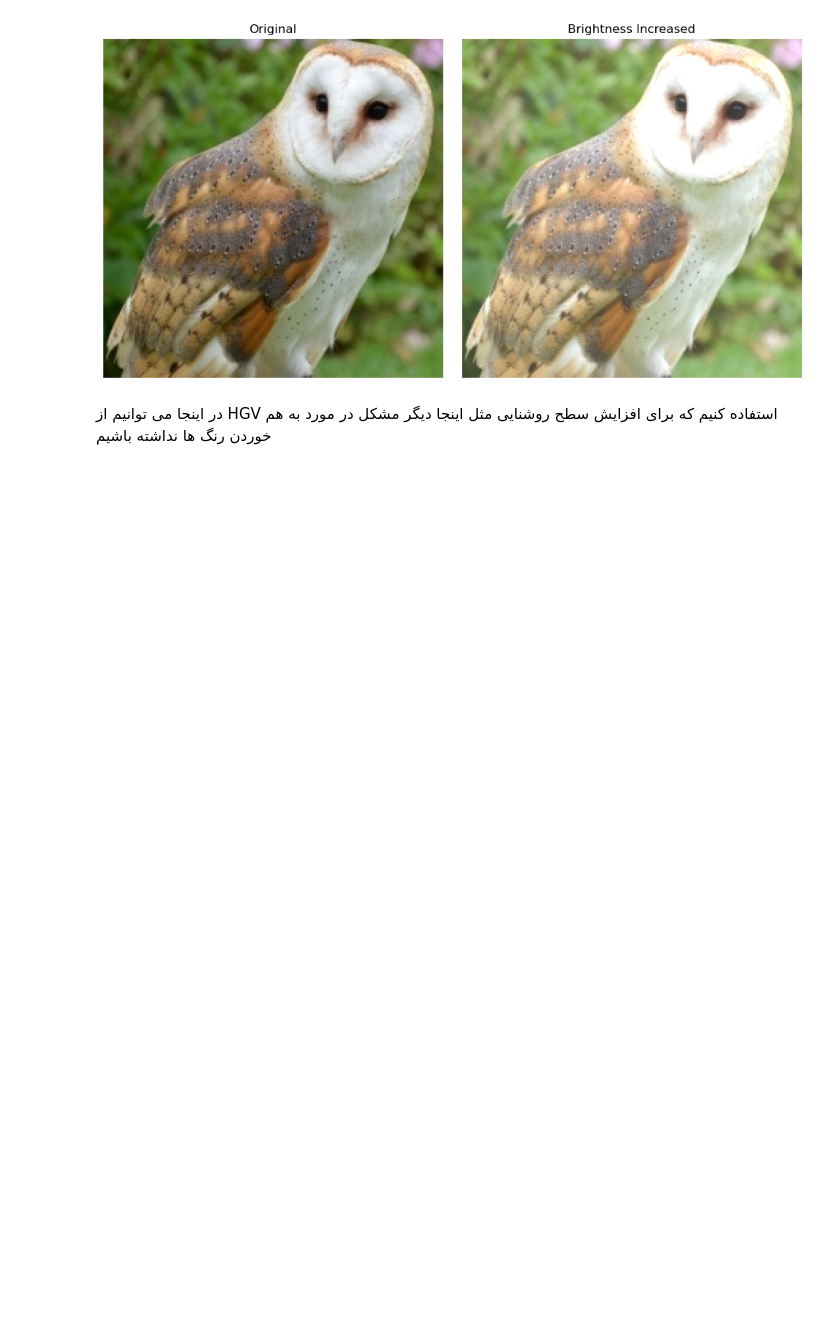
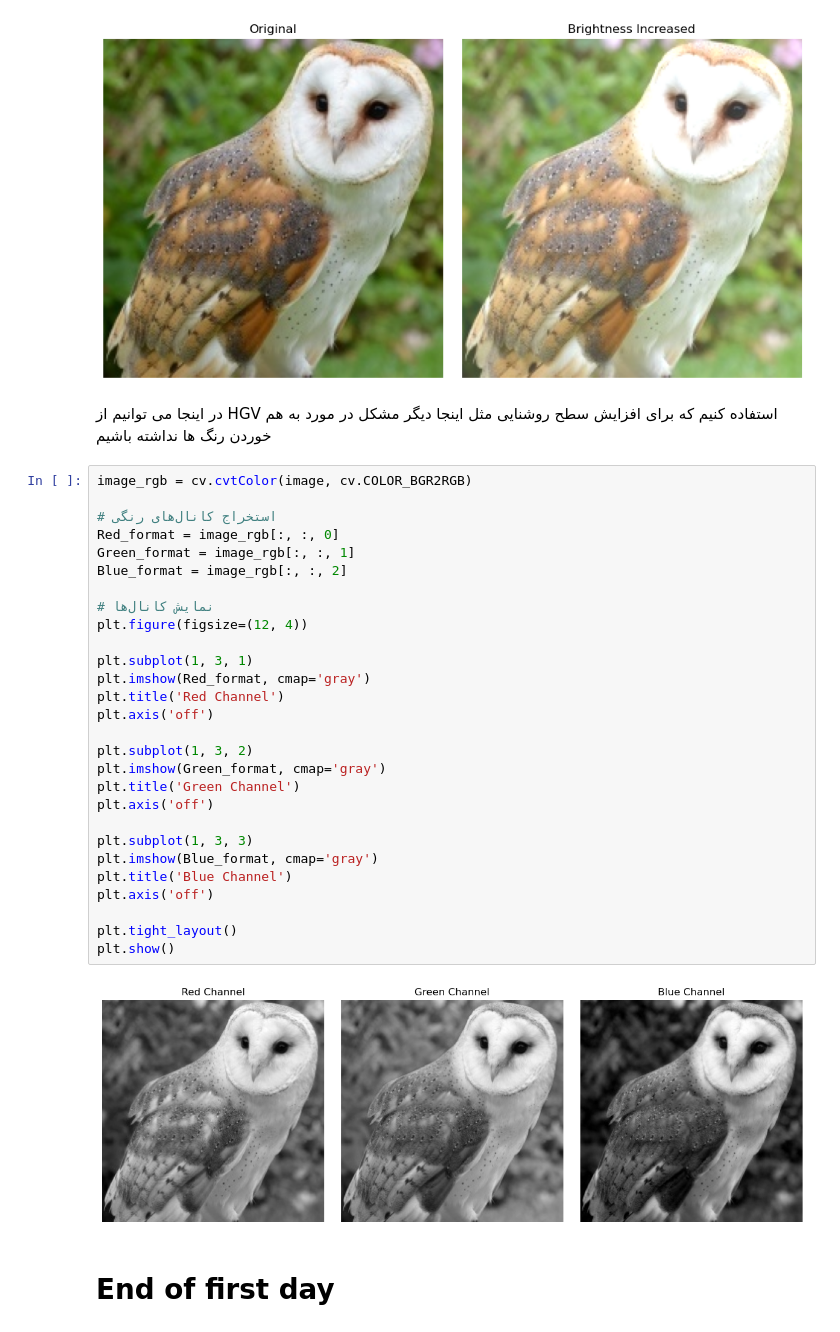
Before and after one commit to MH-2005/AI_Course, a Jupyter notebook: ClassWork/session1_first_day.ipynb, the cells around one changed output. Cells and saved outputs as stored; diff of their text form; blank space fills up the shorter version.

```diff
--- a/ClassWork/session1_first_day.ipynb
+++ b/ClassWork/session1_first_day.ipynb
@@ -121,3 +125,35 @@ plt.show()
 <p>
 در اینجا می توانیم از HGV استفاده کنیم که برای افزایش سطح روشنایی مثل اینجا دیگر مشکل در مورد به هم خوردن رنگ ها نداشته باشیم
 </p>
+# %%
+image_rgb = cv.cvtColor(image, cv.COLOR_BGR2RGB)
+
+# استخراج کانال‌های رنگی
+Red_format = image_rgb[:, :, 0]
+Green_format = image_rgb[:, :, 1]
+Blue_format = image_rgb[:, :, 2]
+
+# نمایش کانال‌ها
+plt.figure(figsize=(12, 4))
+
+plt.subplot(1, 3, 1)
+plt.imshow(Red_format, cmap='gray')
+plt.title('Red Channel')
+plt.axis('off')
+
+plt.subplot(1, 3, 2)
+plt.imshow(Green_format, cmap='gray')
+plt.title('Green Channel')
+plt.axis('off')
+
+plt.subplot(1, 3, 3)
+plt.imshow(Blue_format, cmap='gray')
+plt.title('Blue Channel')
+plt.axis('off')
+
+plt.tight_layout()
+plt.show()
+# %% [output]
+[figure, added]
+# %% [markdown]
+<h1>End of first day</h1>
```
Also changed, not shown: parts of 3 cells of this notebook, 25 other files.
